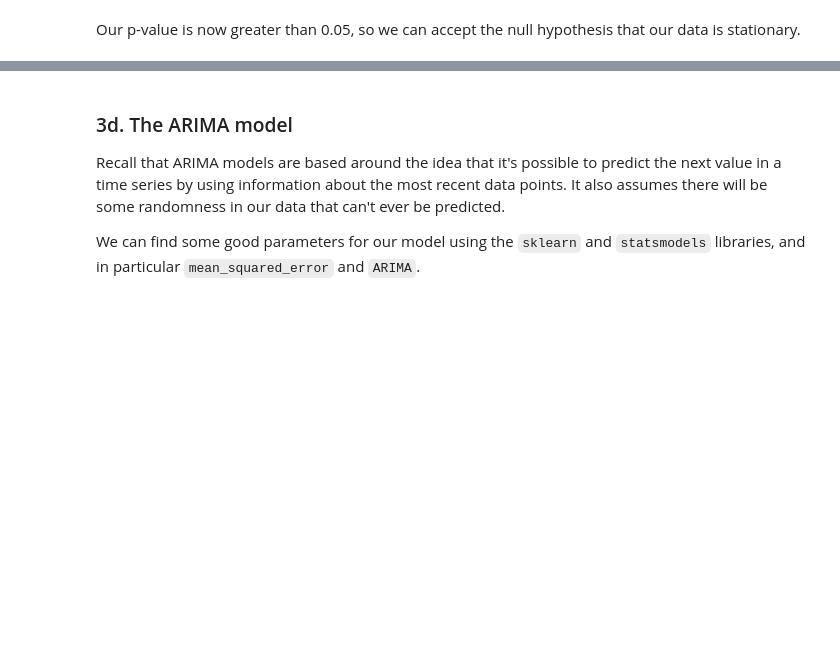
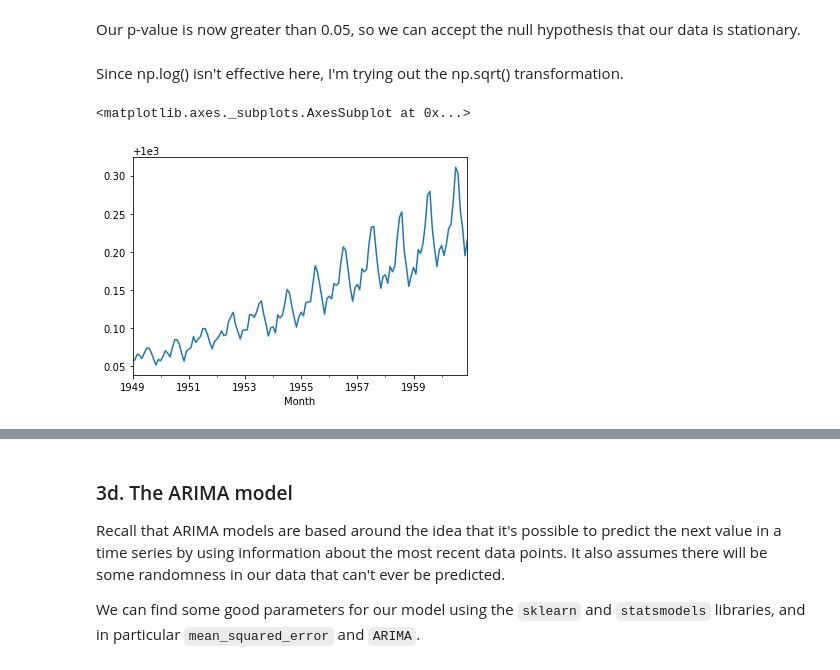
Before and after one commit to mehaksethi54/Project_Work, a Jupyter notebook: Cowboy Cigarettes Case Study - Tier 3.ipynb, the cells around one changed output, grey strips where cells are left out. Drawn from its saved outputs; the diff is of its cells as text; code cells hidden in the pictures; blank space fills up the shorter version.

```diff
--- a/Cowboy Cigarettes Case Study - TSF.ipynb
+++ b/Cowboy Cigarettes Case Study - Tier 3.ipynb
@@ -321,3 +321,12 @@ kpss(y_log.diff().dropna())
  {'10%': 0.347, '5%': 0.463, '2.5%': 0.574, '1%': 0.739})
 # %% [markdown]
 Our p-value is now greater than 0.05, so we can accept the null hypothesis that our data is stationary.
+# %% [markdown]
+Since np.log() isn't effective here, I'm trying out the np.sqrt() transformation.
+# %%
+y_sqrt = np.sqrt(y)
+# %%
+y_sqrt.plot()
+# %% [output]
+<matplotlib.axes._subplots.AxesSubplot at 0x...>
+[figure, added]
```
Also changed, not shown: parts of 3 cells of this notebook.
